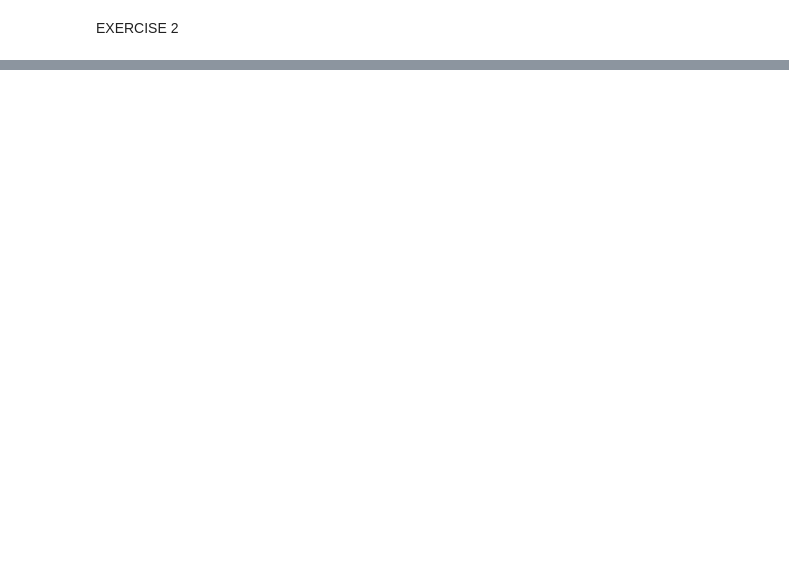
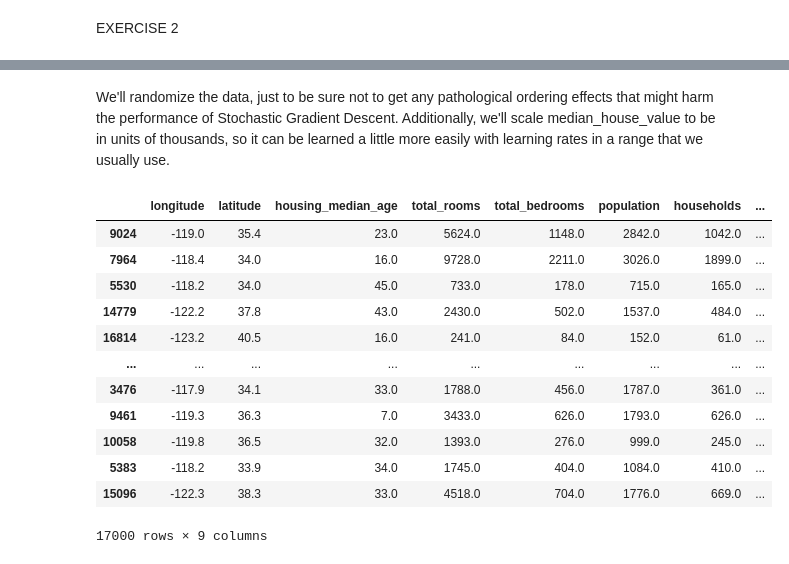
Before and after one commit to Sounak97/Assignment-5, a Jupyter notebook: Sounak97.ipynb, the cells around one changed output, grey strips where cells are left out. Saved outputs shown, nothing was run; the diff lists cells and outputs as text; code cells hidden in the pictures; blank space fills up the shorter version.

```diff
--- a/Sounak97.ipynb
+++ b/Sounak97.ipynb
@@ -175,0 +176,39 @@ towns.reindex([45,56,34,100])#any value can be put
+# %%
+#FIRST STEPS WITH TENSORFLOW
+from __future__ import print_function
+import math
+from IPython import display
+from matplotlib import cm
+from matplotlib import gridspec
+from matplotlib import pyplot as plt
+import numpy as np
+import pandas as pd
+from sklearn import metrics
+import tensorflow as tf
+from tensorflow.python.data import Dataset
+tf.logging.set_verbosity(tf.logging.ERROR)
+pd.options.display.max_rows=10
+pd.options.display.float_format='{:.1f}'.format
+# %%
+california_housing_dataframe = pd.read_csv("https://download.mlcc.google.com/mledu-datasets/california_housing_train.csv", sep=",")
+# %% [markdown]
+We'll randomize the data, just to be sure not to get any pathological ordering effects that might harm the performance of Stochastic Gradient Descent. Additionally, we'll scale median_house_value to be in units of thousands, so it can be learned a little more easily with learning rates in a range that we usually use.
+# %%
+california_housing_dataframe = california_housing_dataframe.reindex(
+    np.random.permutation(california_housing_dataframe.index))
+california_housing_dataframe["median_house_value"] /= 1000.0
+california_housing_dataframe
+# %% [output]
+|  | longitude | latitude | housing_median_age | total_rooms | total_bedrooms | population | households | ... |
+| 9024 | -119.0 | 35.4 | 23.0 | 5624.0 | 1148.0 | 2842.0 | 1042.0 | ... |
+| 7964 | -118.4 | 34.0 | 16.0 | 9728.0 | 2211.0 | 3026.0 | 1899.0 | ... |
+| 5530 | -118.2 | 34.0 | 45.0 | 733.0 | 178.0 | 715.0 | 165.0 | ... |
+| 14779 | -122.2 | 37.8 | 43.0 | 2430.0 | 502.0 | 1537.0 | 484.0 | ... |
+| 16814 | -123.2 | 40.5 | 16.0 | 241.0 | 84.0 | 152.0 | 61.0 | ... |
+| ... | ... | ... | ... | ... | ... | ... | ... | ... |
+| 3476 | -117.9 | 34.1 | 33.0 | 1788.0 | 456.0 | 1787.0 | 361.0 | ... |
+| 9461 | -119.3 | 36.3 | 7.0 | 3433.0 | 626.0 | 1793.0 | 626.0 | ... |
+| 10058 | -119.8 | 36.5 | 32.0 | 1393.0 | 276.0 | 999.0 | 245.0 | ... |
+| 5383 | -118.2 | 33.9 | 34.0 | 1745.0 | 404.0 | 1084.0 | 410.0 | ... |
+| 15096 | -122.3 | 38.3 | 33.0 | 4518.0 | 704.0 | 1776.0 | 669.0 | ... |
+17000 rows × 9 columns
```
Also changed, not shown: parts of 32 cells of this notebook.
